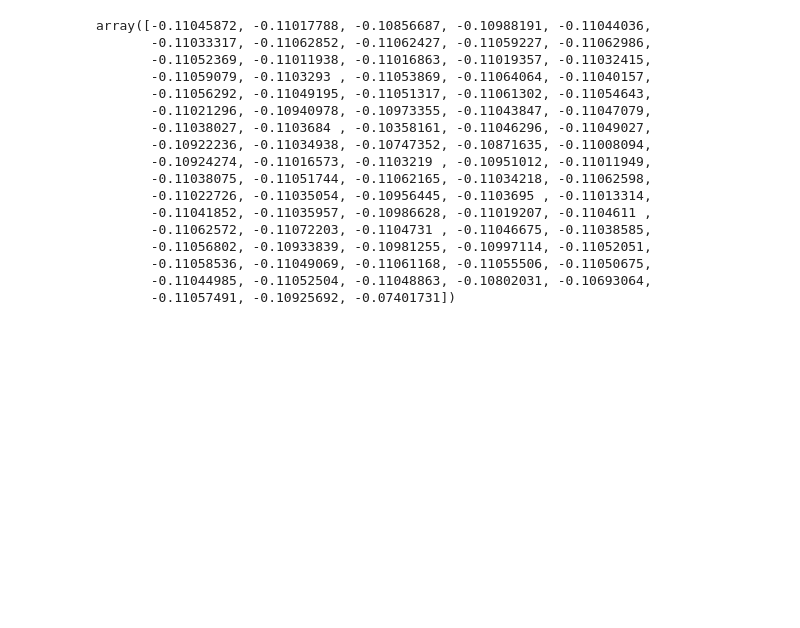
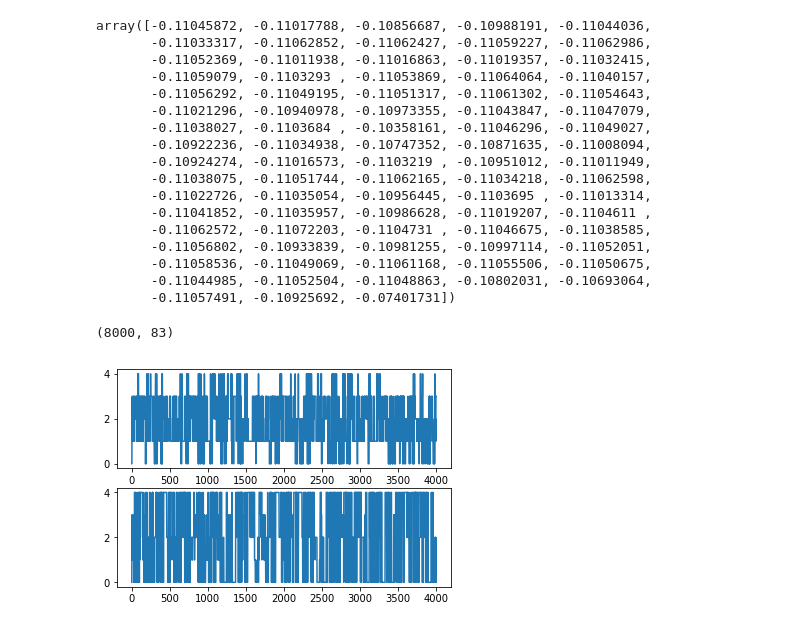
Before and after one commit to JohnWangDataAnalyst/ManifoldAnalyseusingTVB, a Jupyter notebook: ghost_attractor_analysis.ipynb, the cells around one changed output. Drawn from its saved outputs; the diff is of its cells as text; code cells hidden in the pictures; blank space fills up the shorter version.

```diff
--- a/ghost_attractor_analysis.ipynb
+++ b/ghost_attractor_analysis.ipynb
@@ -91,7 +102,8 @@ from sklearn.cluster import KMeans
 
 
 def get_leads_ts(analytic_signal, n_ev):
-    phase=np.unwrap(np.angle(analytic_signal))
+    phase=np.angle(analytic_signal)
+    #phase=np.unwrap(np.angle(analytic_signal))
     Leads = []
     for i in range(phase.shape[0]):
         FC_inst=np.cos(phase[i:i+1,:].T-phase[i:i+1,:])
@@ -353,3 +365,39 @@ array([-0.11045872, -0.11017788, -0.10856687, -0.10988191, -0.11044036,
        -0.11058536, -0.11049069, -0.11061168, -0.11055506, -0.11050675,
        -0.11044985, -0.11052504, -0.11048863, -0.10802031, -0.10693064,
        -0.11057491, -0.10925692, -0.07401731])
+# %%
+#### comparison between subjects
+sub='154532'
+out_dir =  '/liberatrix/mcintosh_lab/jwang/ModelFitting/simData_Fr/DecoAdam/'
+
+train_E_1, train_I_1, test_E_1, test_I_1 = get_EI(sub, out_dir)
+
+sub='180432'
+train_E_2, train_I_2, test_E_2, test_I_2 = get_EI(sub, out_dir)
+
+test_E= np.vstack((test_E_1, test_E_2))
+test_I= np.vstack((test_I_1, test_I_2))
+
+
+"""sub='180432'
+train_E, train_I, test_E, test_I = get_EI(sub, out_dir)"""
+
+analytic_signal_test= test_E +test_I*1j#scipy.signal.hilbert(ts,axis=0)
+Leads_test = get_leads_ts(analytic_signal_test, 2)
+
+X_test = np.array(Leads_test)
+labels_test, centers_test = leads_train(X_test, 5)
+# %%
+test_E.shape
+# %% [output]
+(8000, 83)
+# %%
+#### time series of clusters
+
+
+fig, ax = plt.subplots(2,1)
+ax[0].plot(labels_test[:4000])
+ax[1].plot(labels_test[4000:])
+plt.show()
+# %% [output]
+[figure, added]
```
Also changed, not shown: parts of 18 cells of this notebook.
